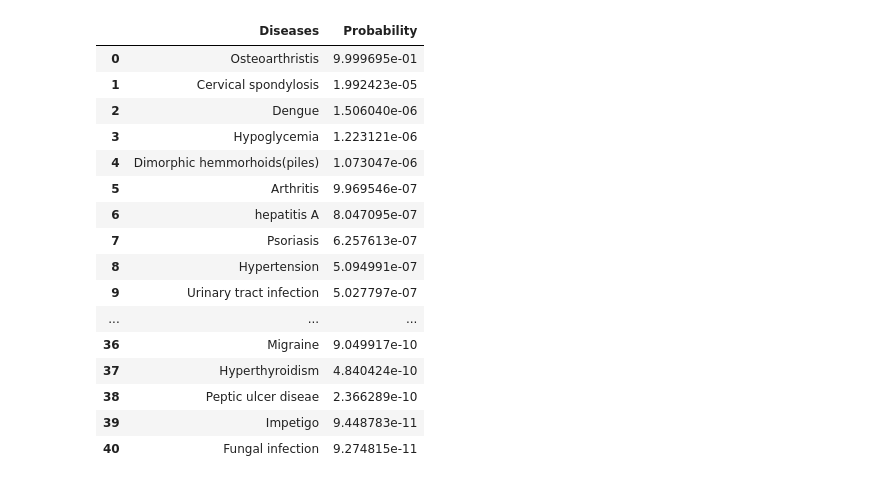
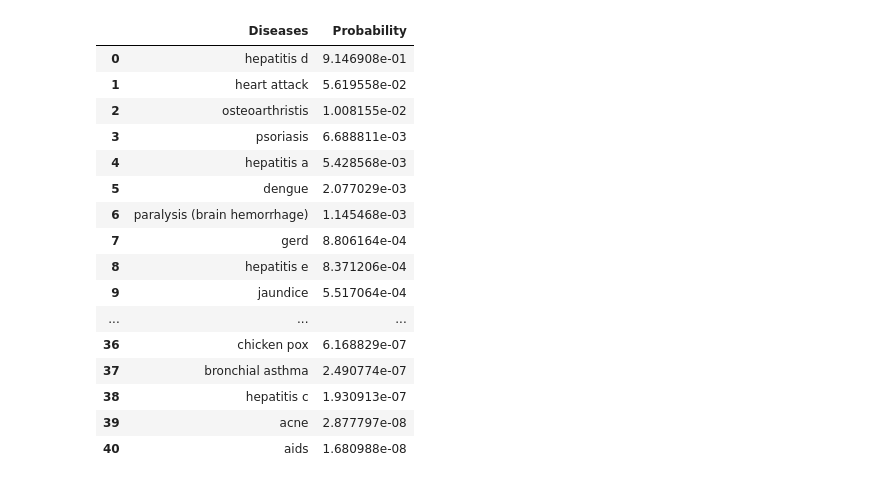
Before and after one commit to Kebarrrr/Antidot, a Jupyter notebook: ML/model1c.ipynb, the cells around one changed output. Drawn from its saved outputs; the diff is of its cells as text; code cells hidden in the pictures.

```diff
--- a/ML/model1c.ipynb
+++ b/ML/model1c.ipynb
@@ -10,3 +10,5 @@ import seaborn as sns
 # %%
 symptoms_data = pd.read_csv('./data/symtoms_df.csv')
 training_data = pd.read_csv('./data/Training.csv')
+symptoms_data = symptoms_data.applymap(lambda x: x.lower() if isinstance(x, str) else x)
+training_data = training_data.applymap(lambda x: x.lower() if isinstance(x, str) else x)
@@ -51,7 +99,7 @@ model = tf.keras.Sequential([
     tf.keras.layers.Dense(128, input_shape=(X_train.shape[1],), activation='relu'),
     tf.keras.layers.Dropout(0.3),
     tf.keras.layers.Dense(64, activation='relu'),
-    tf.keras.layers.Dropout(0.3),
+    # tf.keras.layers.Dropout(0.3),
     tf.keras.layers.Dense(num_classes, activation='softmax')
 ])
 
@@ -151,7 +199,7 @@ def predict_disease(symptoms_input):
     return sorted_predictions
 # %%
 # Prediction
-user_input = ['joint_pain', 'neck_pain', 'knee_pain', 'hip_joint_pain']
+user_input = ['joint_pain', 'vomiting', 'yellowish_skin', 'dark_urine']
 prediction = predict_disease(user_input)
 print("Predictions:", prediction)
 
@@ -163,17 +211,17 @@ Predictions: {'Osteoarthristis': 0.9999695, 'Cervical spondylosis': 1.9924231e-0
 |  | Diseases | Probability |
-| 0 | Osteoarthristis | 9.999695e-01 |
-| 1 | Cervical spondylosis | 1.992423e-05 |
-| 2 | Dengue | 1.506040e-06 |
-| 3 | Hypoglycemia | 1.223121e-06 |
-| 4 | Dimorphic hemmorhoids(piles) | 1.073047e-06 |
-| 5 | Arthritis | 9.969546e-07 |
-| 6 | hepatitis A | 8.047095e-07 |
-| 7 | Psoriasis | 6.257613e-07 |
-| 8 | Hypertension | 5.094991e-07 |
-| 9 | Urinary tract infection | 5.027797e-07 |
+| 0 | hepatitis d | 9.146908e-01 |
+| 1 | heart attack | 5.619558e-02 |
+| 2 | osteoarthristis | 1.008155e-02 |
+| 3 | psoriasis | 6.688811e-03 |
+| 4 | hepatitis a | 5.428568e-03 |
+| 5 | dengue | 2.077029e-03 |
+| 6 | paralysis (brain hemorrhage) | 1.145468e-03 |
+| 7 | gerd | 8.806164e-04 |
+| 8 | hepatitis e | 8.371206e-04 |
+| 9 | jaundice | 5.517064e-04 |
 | ... | ... | ... |
-| 36 | Migraine | 9.049917e-10 |
-| 37 | Hyperthyroidism | 4.840424e-10 |
-| 38 | Peptic ulcer diseae | 2.366289e-10 |
-| 39 | Impetigo | 9.448783e-11 |
-| 40 | Fungal infection | 9.274815e-11 |
+| 36 | chicken pox | 6.168829e-07 |
+| 37 | bronchial asthma | 2.490774e-07 |
+| 38 | hepatitis c | 1.930913e-07 |
+| 39 | acne | 2.877797e-08 |
+| 40 | aids | 1.680988e-08 |
```
Also changed, not shown: parts of 12 cells of this notebook, 4 other files.
